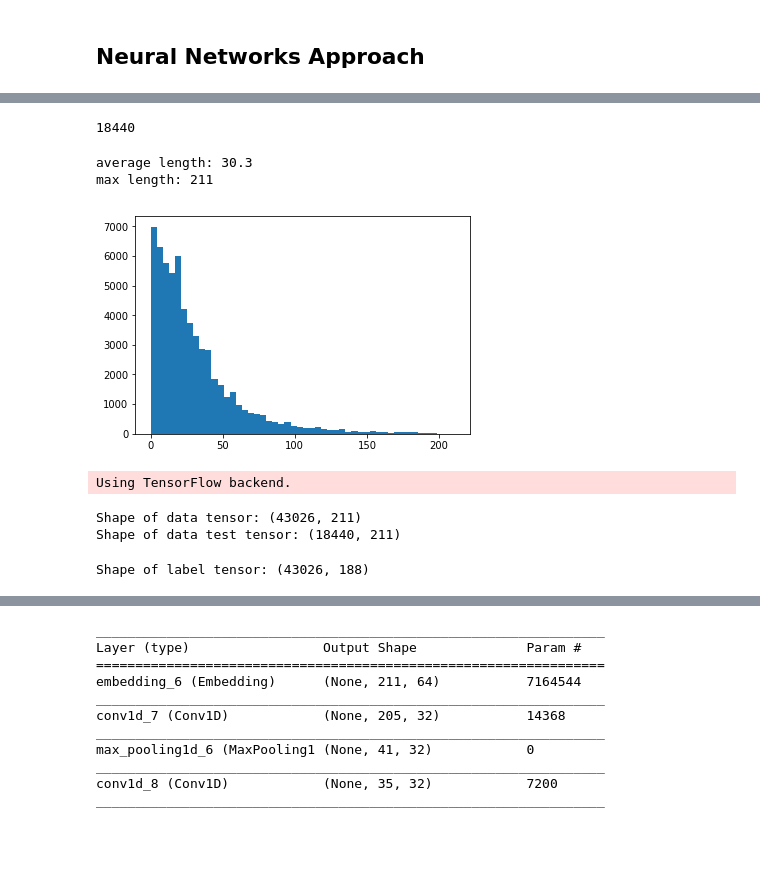
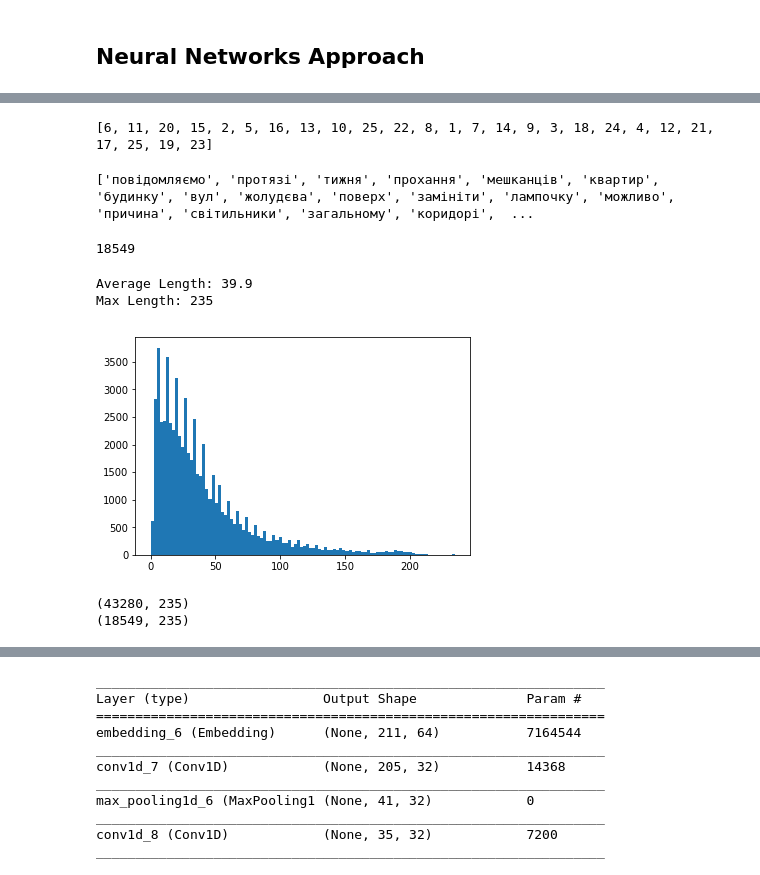
Before and after one commit to tanzan/prj-nlp-2019, a Jupyter notebook: students/sergii.zubovych/homework-9/topic-modeling.ipynb, the cells around one changed output, grey strips where cells are left out. Drawn from its saved outputs; the diff is of its cells as text; code cells hidden in the pictures; blank space fills up the shorter version.

```diff
--- a/students/sergii.zubovych/homework-9/topic-modeling.ipynb
+++ b/students/sergii.zubovych/homework-9/topic-modeling.ipynb
@@ -82,20 +82,17 @@ def parse_topic_file(topic_id, filename):
     with open(filename) as f:
         tags = parse_tags(f)
         _id = None
-        content = []
+        idx = -1
         for line in f:
-            if _id is None and line.strip().isnumeric():
+            if line.strip().isnumeric():
                 _id = int(line.strip())
+                documents.append(Document(_id, topic_id, tags, []))
+                idx +=1
                 continue
             if not (_id is None) and line.strip():
-                content.append(line.strip())
-                continue
-            if not (_id is None) and not line.strip():
-                documents.append(Document(_id, topic_id, tags, ''.join(content)))
-                _id = None
-                content = []
+                documents[idx].content.append(line.strip())
 
-    return documents
+    return [doc._replace(content = ''.join(doc.content)) for doc in documents]
 # %%
 all_documents = [doc for topic_id, file in enumerate(files) \
                  for doc in parse_topic_file(topic_id, file) if len(doc.content) > 0]
@@ -241,22 +232,27 @@ print(len(test_topic_labels))
 # %%
 import tokenize_uk
 import string
+import html
+import re
 
 with open('uk_stop_words.txt') as f:
     STOP_WORDS = f.read().split()
 
-EXT_PUNCTUATION = "”..."
+EXT_PUNCTUATION = "”...«»№"
+
+def contain_numbers(s):
+    return bool(re.search(r'\d', s))
 
 def non_stop_word(word):
     return not (word in string.punctuation or word in EXT_PUNCTUATION \
-                or word in STOP_WORDS or word.isnumeric()) and word.isalpha() and len(word) > 3
+                or word in STOP_WORDS or contain_numbers(word) or len(word) < 2)
 
 def remove_stop_words(tokens):
     return [token for token in tokens if non_stop_word(token.lower())]
 
 def tokenize_doc(doc):
     return [word.lower() for word in \
-            remove_stop_words(tokenize_uk.tokenize_words(doc.content))]
+            remove_stop_words(tokenize_uk.tokenize_words(html.unescape(doc.content)))]
 
 def normalize_vec(x):
     m = np.max(x)
@@ -681,3 +621,0 @@ vocab = Dictionary([doc.words for doc in (train_tagged_docs + test_tagged_docs)]
-# %%
-def text_to_sequence(text):
-    return [vocab.token2id[word] + 1 for word in text]
@@ -684,3 +632,9 @@ def text_to_sequence(text):
+# %%
+def text_to_sequence(words):
+    return [i + 1 for i in vocab.doc2idx(words)]
+
+def sequence_to_text(seq):
+    return [id2token[i - 1] for i in seq if i]
 # %%
 train_sequences = [text_to_sequence(doc.words) for doc in train_tagged_docs]
 
@@ -690,44 +644,43 @@ len(train_sequences)
+# %%
+print(train_sequences[0])
+# %% [output]
+[6, 11, 20, 15, 2, 5, 16, 13, 10, 25, 22, 8, 1, 7, 14, 9, 3, 18, 24, 4, 12, 21, 17, 25, 19, 23]
+# %%
+print(sequence_to_text(train_sequences[2]))
+# %% [output]
+['повідомляємо', 'протязі', 'тижня', 'прохання', 'мешканців', 'квартир', 'будинку', 'вул', 'жолудєва', 'поверх', 'замініти', 'лампочку', 'можливо', 'причина', 'світильники', 'загальному', 'коридорі',  ...
 # %%
 test_sequences = [text_to_sequence(doc.words) for doc in test_tagged_docs]
 
 len(test_sequences)
 # %% [output]
-18440
+18549
 # %%
 sequences = train_sequences + test_sequences
 # %%
 seq_lens = [len(s) for s in sequences]
-print("average length: %0.1f" % np.mean(seq_lens))
-print("max length: %d" % max(seq_lens))
+print("Average Length: %0.1f" % np.mean(seq_lens))
+print("Max Length: %d" % max(seq_lens))
 # %% [output]
-average length: 30.3
-max length: 211
+Average Length: 39.9
+Max Length: 235
 # %%
 %matplotlib inline
 import matplotlib.pyplot as plt
 
-plt.hist(seq_lens, bins=50);
+plt.hist(seq_lens, bins=100);
 # %% [output]
-[figure, old version]
+[figure, new version]
 # %%
 from keras.preprocessing.sequence import pad_sequences
 
+MAX_SEQ_LEN = 235
 
-MAX_SEQUENCE_LENGTH = 211
+train_padded_seqs = pad_sequences(train_sequences, maxlen = MAX_SEQ_LEN)
+test_padded_seqs = pad_sequences(test_sequences, maxlen = MAX_SEQ_LEN)
 
-# pad sequences with 0s
-x_train = pad_sequences(train_sequences, maxlen=MAX_SEQUENCE_LENGTH)
-x_test = pad_sequences(test_sequences, maxlen=MAX_SEQUENCE_LENGTH)
-print('Shape of data tensor:', x_train.shape)
-print('Shape of data test tensor:', x_test.shape)
+print(train_padded_seqs.shape)
+print(test_padded_seqs.shape)
 # %% [output]
-Using TensorFlow backend.
+(43280, 235)
+(18549, 235)
-Shape of data tensor: (43026, 211)
-Shape of data test tensor: (18440, 211)
-# %%
-from keras.utils.np_utils import to_categorical
-
-y_train = to_categorical(np.asarray(train_topic_labels))
-print('Shape of label tensor:', y_train.shape)
-# %% [output]
-Shape of label tensor: (43026, 188)
```
Also changed, not shown: parts of 55 cells of this notebook.
